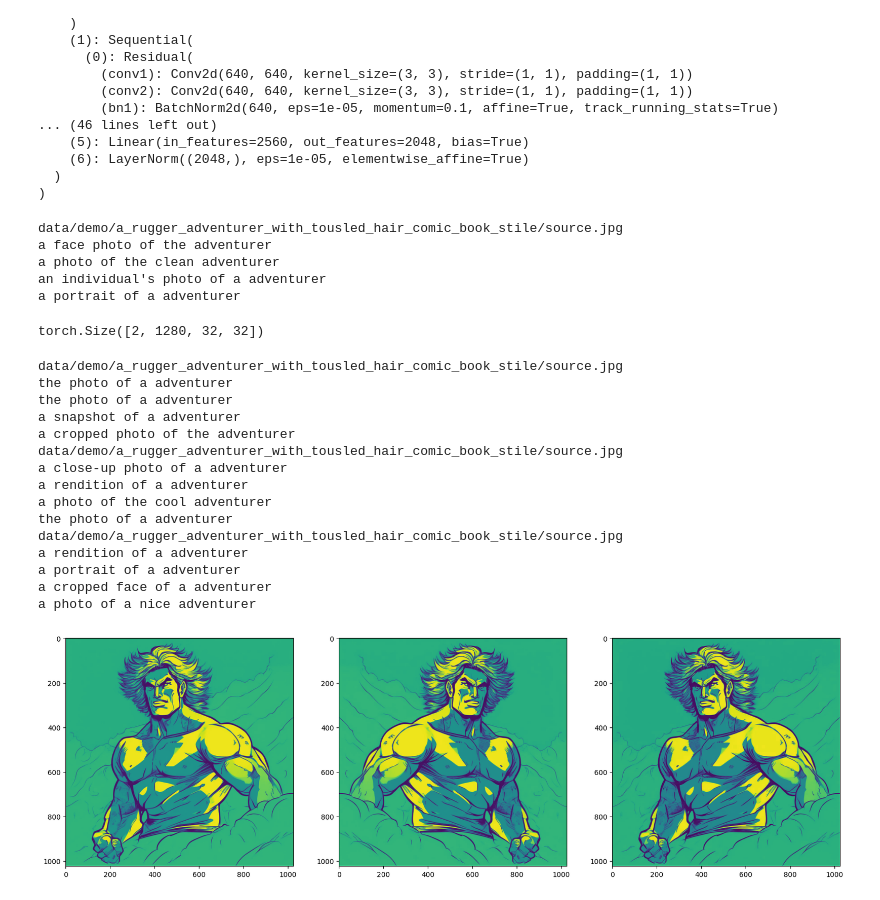
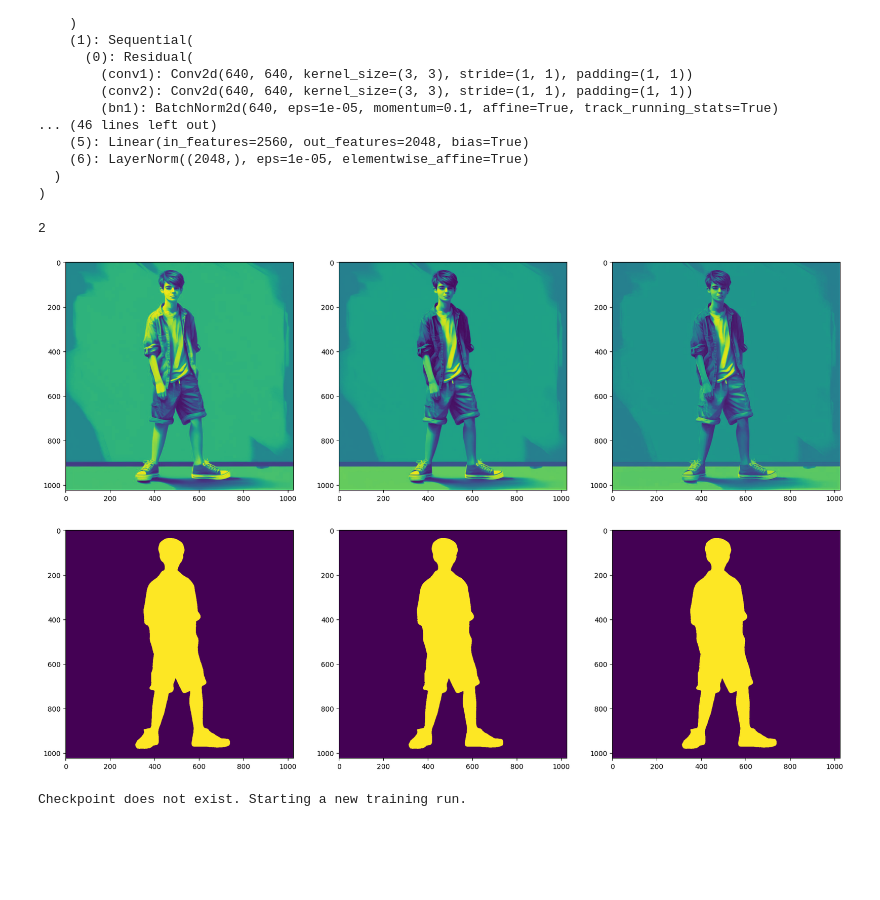
Before and after one commit to EkaterinaAdishcheva/Diploma, a Jupyter notebook: tune.ipynb, the cells around one changed output. Cells and saved outputs as stored; diff of their text form; code cells hidden in the pictures; blank space fills up the shorter version.

Commit message:
ver with mask

```diff
--- a/tune.ipynb
+++ b/tune.ipynb
@@ -356,9 +228,0 @@ train_dataloader = torch.utils.data.DataLoader(
-# %%
-train_dataset[0]['h_mid'][0].size()
-# %% [output]
-data/demo/a_rugger_adventurer_with_tousled_hair_comic_book_stile/source.jpg
-a face photo of the adventurer
-a photo of the clean adventurer
-an individual's photo of a adventurer
-a portrait of a adventurer
-torch.Size([2, 1280, 32, 32])
@@ -365,24 +384,21 @@ torch.Size([2, 1280, 32, 32])
 # %%
 from PIL import Image
 import matplotlib.pyplot as plt
 
+ds = train_dataset[0]
+
+img_num = random.randint(0, len(ds)-1)
+print(img_num)
 f, axarr = plt.subplots(1, 3, figsize=(20, 10))
 for n in range(3):
-    axarr[n].imshow(train_dataset[0]['pixel_values'][4][n])
+    axarr[n].imshow(ds['pixel_values'][img_num][n])
+plt.show()
+
+f, axarr = plt.subplots(1, 3, figsize=(20, 10))
+for n in range(3):
+    axarr[n].imshow(ds['mask_pixel_values'][img_num][n])
+plt.show()
 # %% [output]
-data/demo/a_rugger_adventurer_with_tousled_hair_comic_book_stile/source.jpg
-the photo of a adventurer
-the photo of a adventurer
-a snapshot of a adventurer
-a cropped photo of the adventurer
-data/demo/a_rugger_adventurer_with_tousled_hair_comic_book_stile/source.jpg
-a close-up photo of a adventurer
-a rendition of a adventurer
-a photo of the cool adventurer
-the photo of a adventurer
-data/demo/a_rugger_adventurer_with_tousled_hair_comic_book_stile/source.jpg
-a rendition of a adventurer
-a portrait of a adventurer
-a cropped face of a adventurer
-a photo of a nice adventurer
+2
-[figure, old version]
+[figure, new version]
+[figure, added]
@@ -388,0 +455,36 @@ a photo of a nice adventurer
+# %%
+global_step = 0
+first_epoch = 0
+# Potentially load in the weights and states from a previous save
+if config['resume_from_checkpoint'] is not None:
+    # Get the most recent checkpoint
+    dirs = os.listdir(config['output_dir']+'/'+config['dir_name']+'/ckpt')
+    dirs = [d for d in dirs if d.startswith("checkpoint")]
+    dirs = sorted(dirs, key=lambda x: int(x.split("-")[1]))
+    path = dirs[-1] if len(dirs) > 0 else None
+
+    if path is None:
+        accelerator.print(
+            f"Checkpoint does not exist. Starting a new training run."
+        )
+        initial_global_step = 0
+    else:
+        accelerator.print(f"Resuming from checkpoint {path}")
+        accelerator.load_state(os.path.join(config['output_dir']+'/'+config['dir_name'], 'ckpt', path))
+        global_step = int(path.split("-")[1])
+
+        initial_global_step = global_step
+        first_epoch = global_step // num_update_steps_per_epoch
+
+else:
+    initial_global_step = 0
+
+progress_bar = tqdm(
+    range(0, max_train_steps),
+    initial=initial_global_step,
+    desc="Steps",
+    # Only show the progress bar once on each machine.
+    disable=not accelerator.is_local_main_process,
+)
+# %% [output]
+Checkpoint does not exist. Starting a new training run.
```
Also changed, not shown: parts of 16 cells of this notebook, 9 other files.
